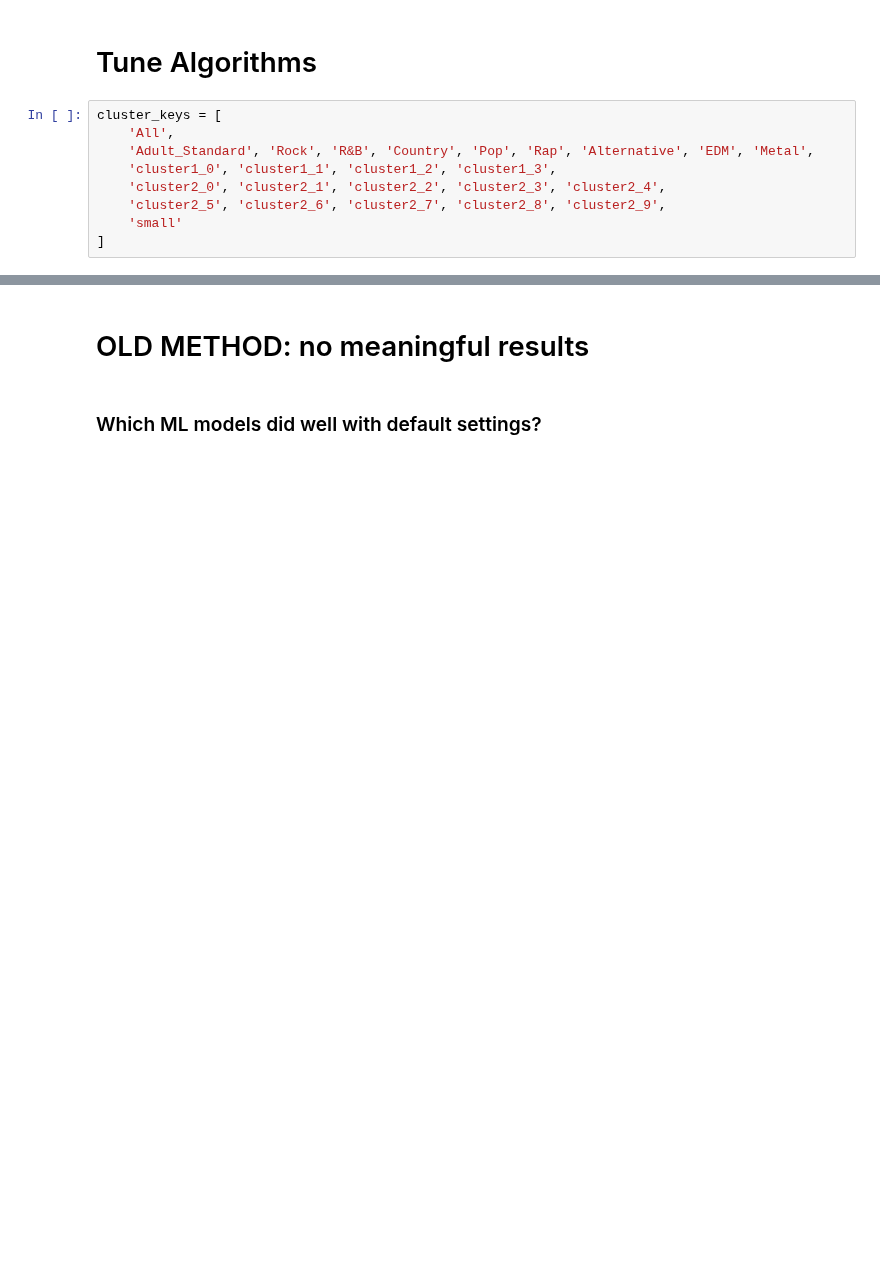
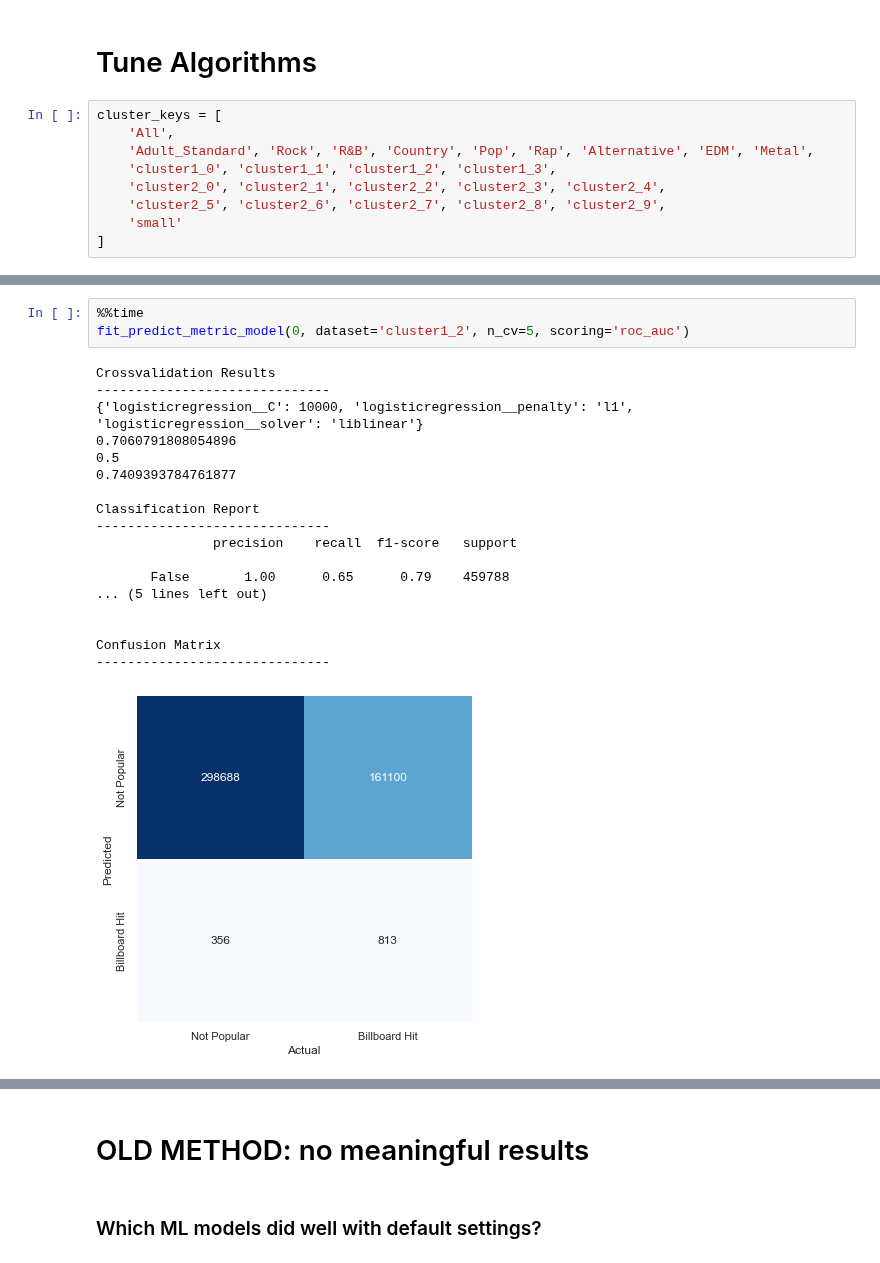
Before and after one commit to KevinCarr42/Billboard-100-Audio-Feature-Analytics, a Jupyter notebook: Kevin 820 6. Tuning Classification Models.ipynb, the cells around one changed output, grey strips where cells are left out. Drawn from its saved outputs; the diff is of its cells as text; blank space fills up the shorter version.

```diff
--- a/Kevin 820 6. Tuning Classification Models.ipynb
+++ b/Kevin 820 6. Tuning Classification Models.ipynb
@@ -529,0 +350,22 @@ ValueError: Invalid parameter 'n_algorithm' for estimator AdaBoostClassifier().
+# %%
+%%time
+fit_predict_metric_model(0, dataset='cluster1_2', n_cv=5, scoring='roc_auc')
+# %% [output]
+Crossvalidation Results
+------------------------------
+{'logisticregression__C': 10000, 'logisticregression__penalty': 'l1', 'logisticregression__solver': 'liblinear'}
+0.7060791808054896
+0.5
+0.7409393784761877
+
+Classification Report
+------------------------------
+               precision    recall  f1-score   support
+
+       False       1.00      0.65      0.79    459788
+... (5 lines left out)
+
+
+Confusion Matrix
+------------------------------
+[figure, added]
```
Also changed, not shown: parts of 26 cells of this notebook.
